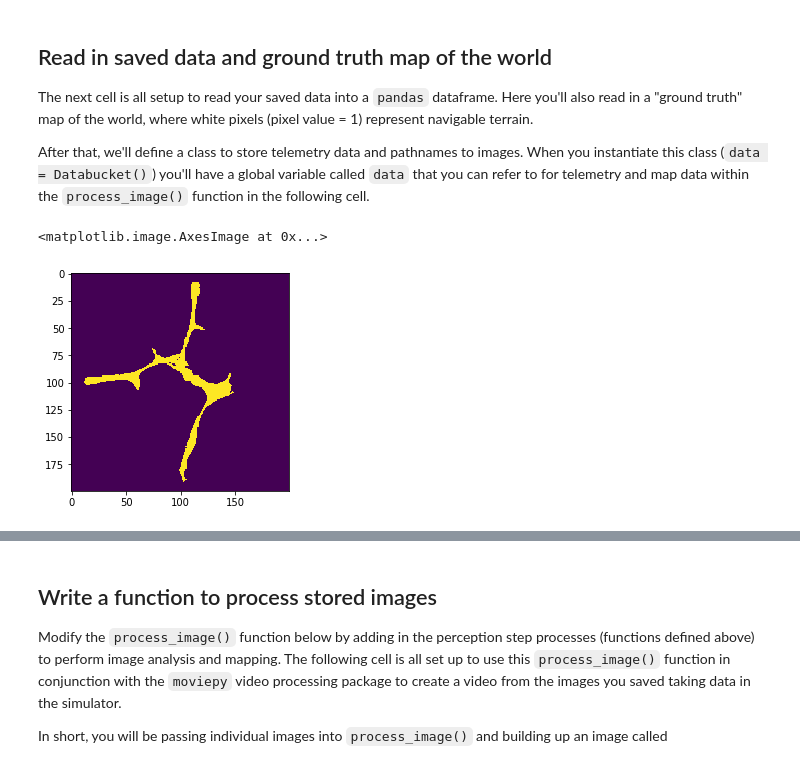
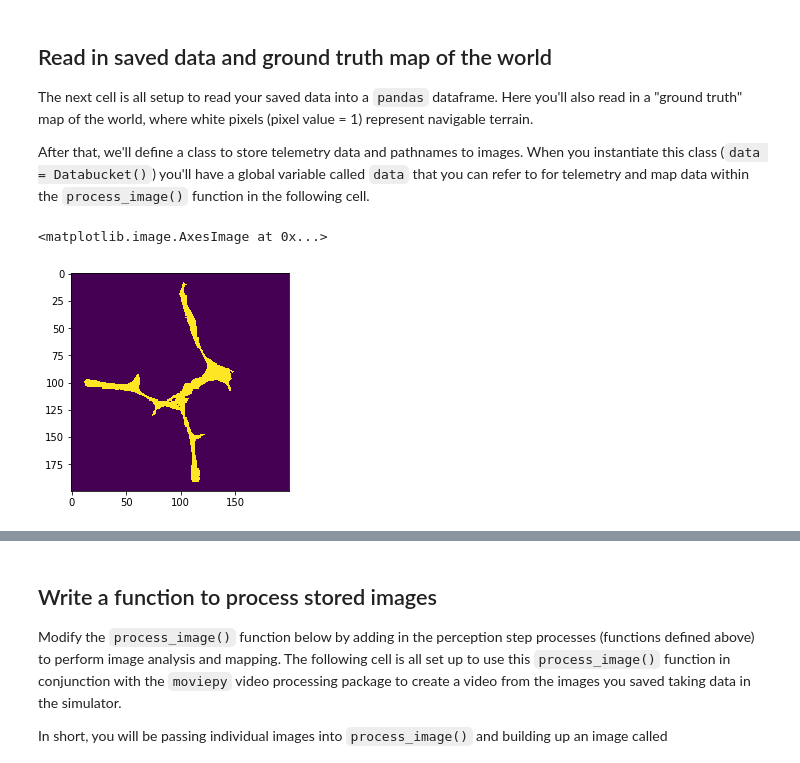
Before and after one commit to germal/RoboND-Rover-Project, a Jupyter notebook: code/Rover_Project_Test_Notebook.ipynb, the cells around one changed output, grey strips where cells are left out. Cells and saved outputs as stored; diff of their text form; code cells hidden in the pictures.

```diff
--- a/code/Rover_Project_Test_Notebook.ipynb
+++ b/code/Rover_Project_Test_Notebook.ipynb
@@ -326,7 +395,7 @@ class Databucket():
 # that you can refer to in the process_image() function below
 data = Databucket()
 # %%
-plt.imshow(ground_truth)
+plt.imshow(np.flipud(ground_truth))
 # %% [output]
 <matplotlib.image.AxesImage at 0x...>
-[figure, old version]
+[figure, new version]
```
Also changed, not shown: parts of 10 cells of this notebook, 2 other files.
